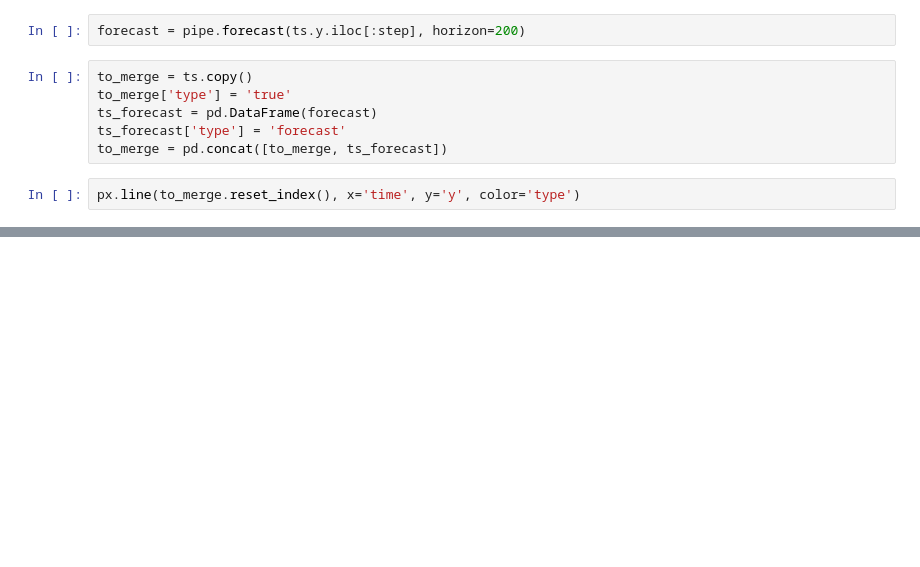
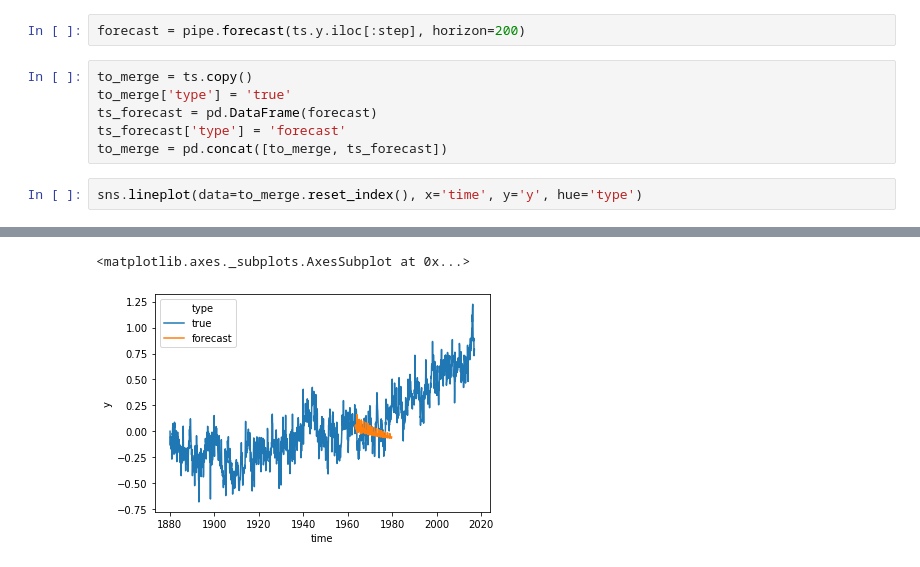
Before and after one commit to martins0n/sandbox, a Jupyter notebook: pipelines_for_time_series/sandbox.ipynb, the cells around one changed output, grey strips where cells are left out. Drawn from its saved outputs; the diff is of its cells as text; blank space fills up the shorter version.

```diff
--- a/pipelines_for_time_series/sandbox.ipynb
+++ b/pipelines_for_time_series/sandbox.ipynb
@@ -71,5 +70,5 @@ ts_forecast = pd.DataFrame(forecast)
 ts_forecast['type'] = 'forecast'
 to_merge = pd.concat([to_merge, ts_forecast])
 # %%
-px.line(to_merge.reset_index(), x='time', y='y', color='type')
+sns.lineplot(data=to_merge.reset_index(), x='time', y='y', hue='type')
 # %% [output]
@@ -76,0 +75,2 @@ px.line(to_merge.reset_index(), x='time', y='y', color='type')
+<matplotlib.axes._subplots.AxesSubplot at 0x...>
+[figure, added]
```
Also changed, not shown: parts of 5 cells of this notebook, 8 other files.
